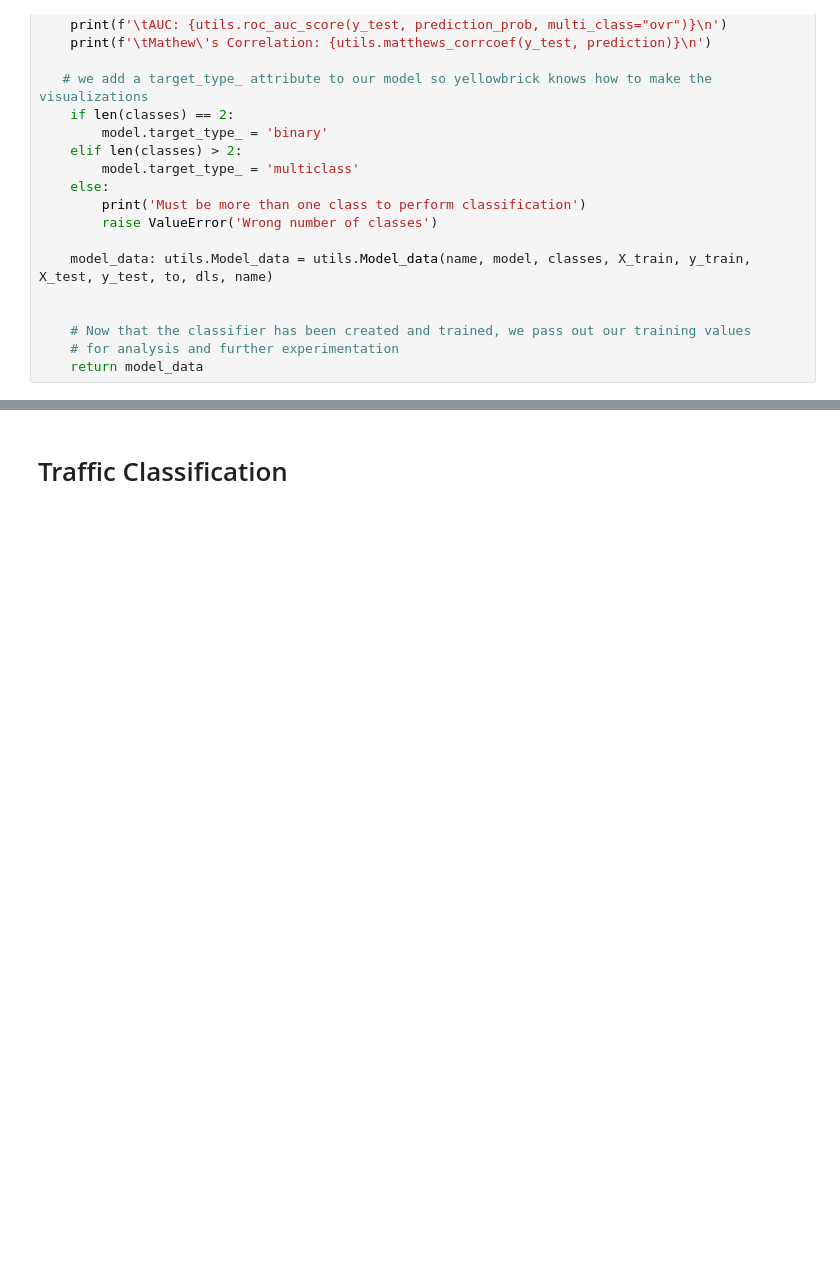
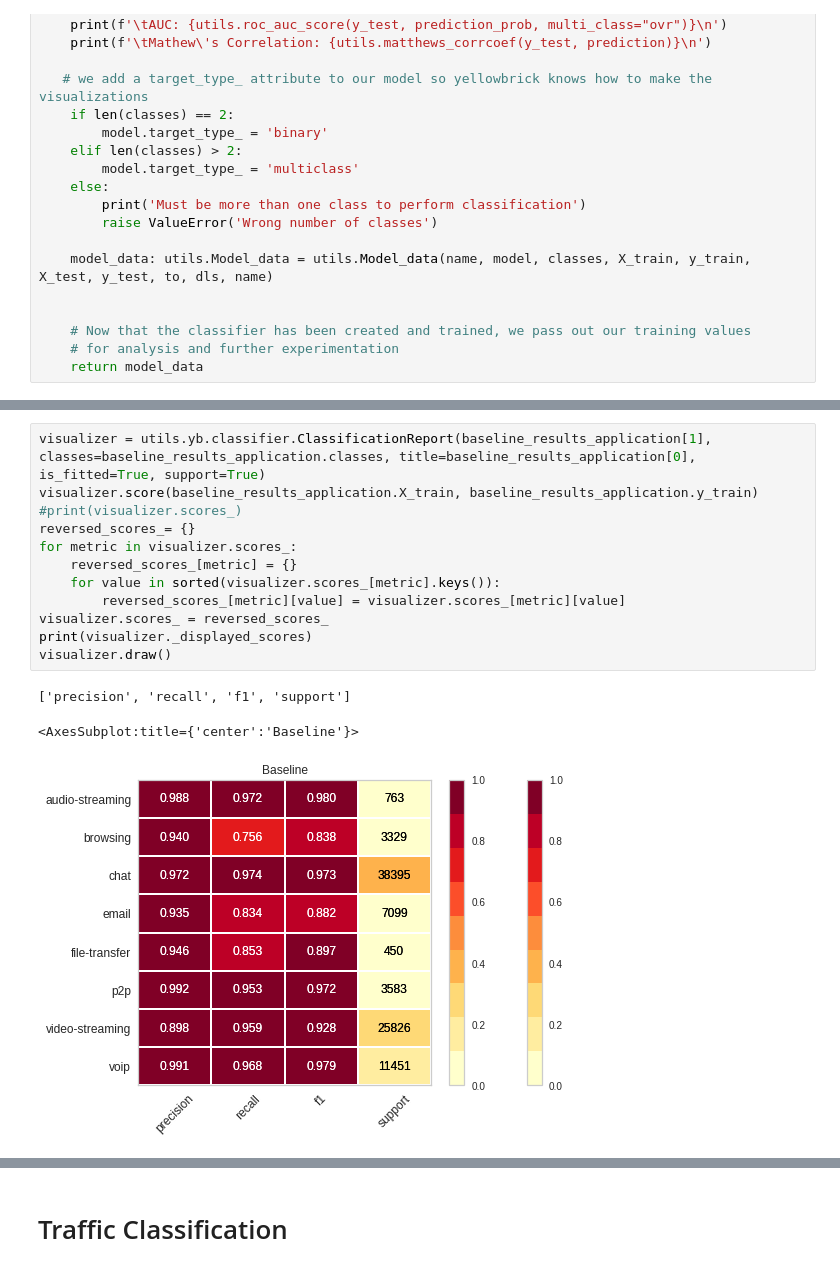
Before and after one commit to Karson-Fye/CMUDarknet, a Jupyter notebook: experiments/data_generation/SMOTE/Create_Figures.ipynb, the cells around one changed output, grey strips where cells are left out. Saved outputs shown, nothing was run; the diff lists cells and outputs as text; blank space fills up the shorter version.

```diff
--- a/experiments/data_generation/SMOTE/Create_Figures.ipynb
+++ b/experiments/data_generation/SMOTE/Create_Figures.ipynb
@@ -264,3 +301,19 @@ def visualize_side_by_side(
     utils.plt.tight_layout()
 
     return (fig, ax)
+# %%
+visualizer = utils.yb.classifier.ClassificationReport(baseline_results_application[1], classes=baseline_results_application.classes, title=baseline_results_application[0], is_fitted=True, support=True)
+visualizer.score(baseline_results_application.X_train, baseline_results_application.y_train)
+#print(visualizer.scores_)
+reversed_scores_= {}
+for metric in visualizer.scores_:
+    reversed_scores_[metric] = {}
+    for value in sorted(visualizer.scores_[metric].keys()):
+        reversed_scores_[metric][value] = visualizer.scores_[metric][value]
+visualizer.scores_ = reversed_scores_
+print(visualizer._displayed_scores)
+visualizer.draw()
+# %% [output]
+['precision', 'recall', 'f1', 'support']
+<AxesSubplot:title={'center':'Baseline'}>
+[figure, added]
```
Also changed, not shown: parts of 10 cells of this notebook.
